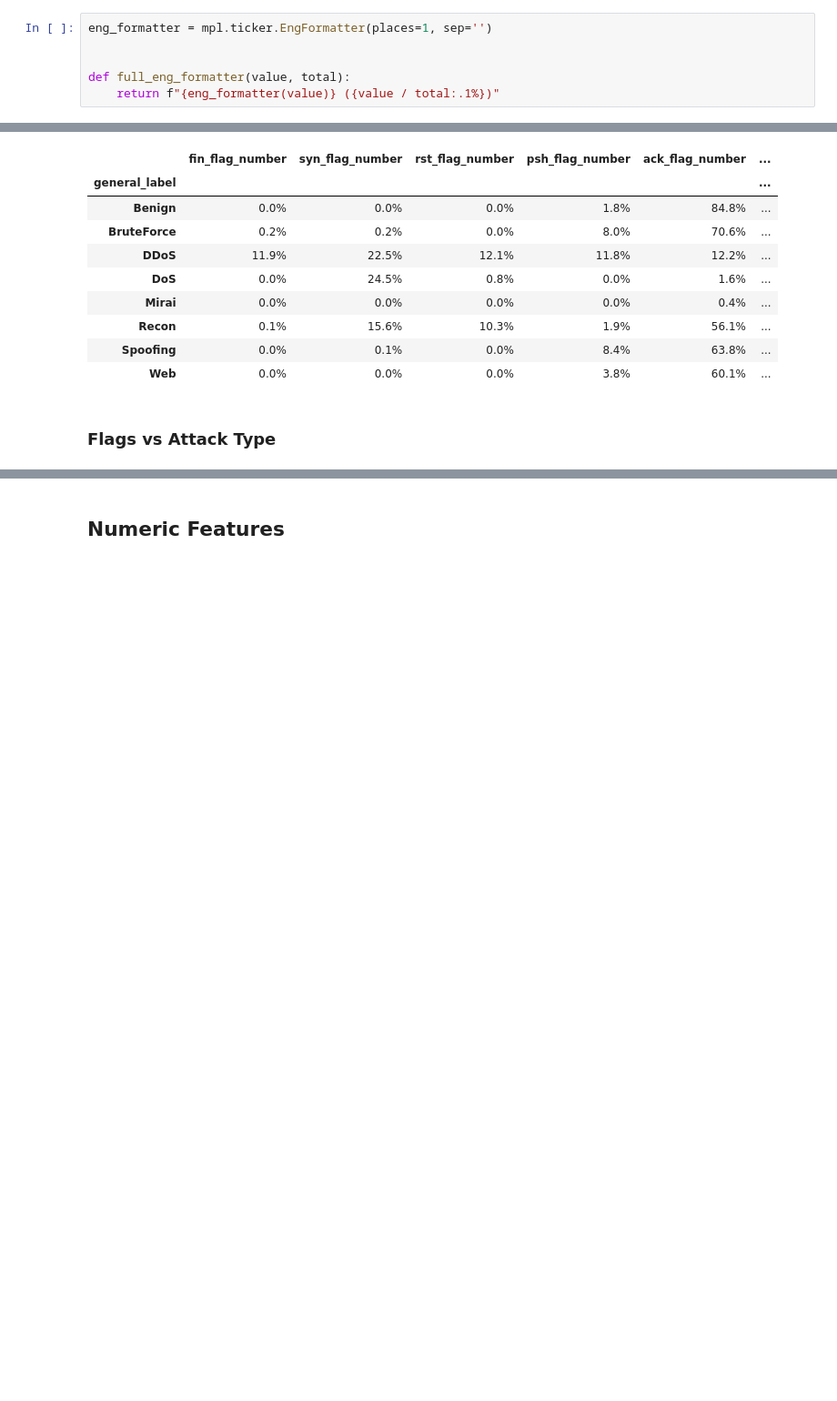
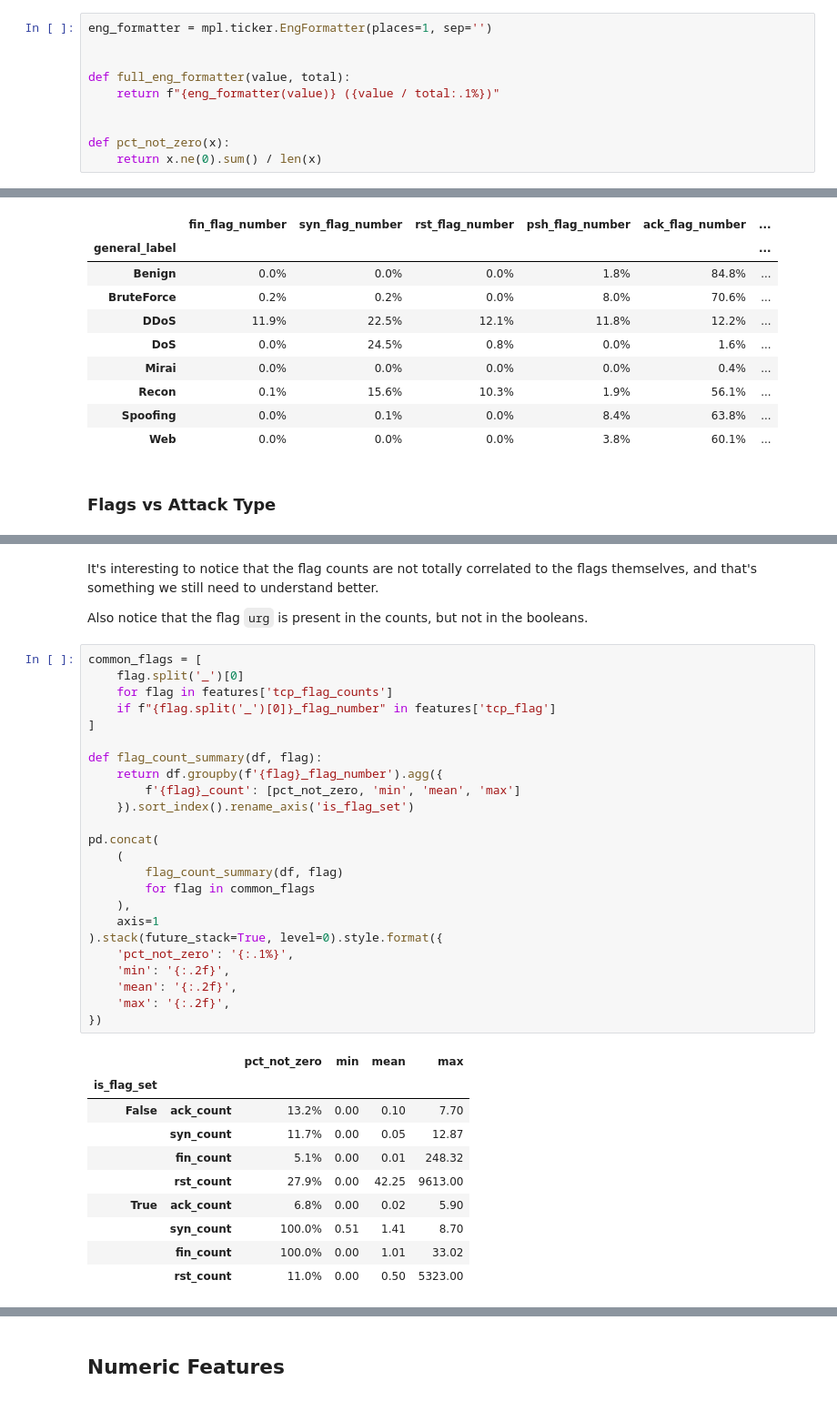
Before and after one commit to inaciobr/Multi-Stage-IoT-Intrusion-Detection, a Jupyter notebook: notebooks/1 - EDA.ipynb, the cells around one changed output, grey strips where cells are left out. Shown at 91% size. Drawn from its saved outputs; the diff is of its cells as text; blank space fills up the shorter version.

```diff
--- a/notebooks/1 - EDA.ipynb
+++ b/notebooks/1 - EDA.ipynb
@@ -154,6 +155,10 @@ eng_formatter = mpl.ticker.EngFormatter(places=1, sep='')
 
 def full_eng_formatter(value, total):
     return f"{eng_formatter(value)} ({value / total:.1%})"
+
+
+def pct_not_zero(x):
+    return x.ne(0).sum() / len(x)
 # %%
 general_attack_color = {
     category: mpl.colormaps['tab10'](i)
@@ -522,0 +584,39 @@ print_percentage_df(df, 'label', features['tcp_flag'])
+# %% [markdown]
+It's interesting to notice that the flag counts are not totally correlated to the flags themselves, and that's something we still need to understand better.
+
+Also notice that the flag `urg` is present in the counts, but not in the booleans.
+# %%
+common_flags = [
+    flag.split('_')[0]
+    for flag in features['tcp_flag_counts']
+    if f"{flag.split('_')[0]}_flag_number" in features['tcp_flag']
+]
+
+def flag_count_summary(df, flag):
+    return df.groupby(f'{flag}_flag_number').agg({
+        f'{flag}_count': [pct_not_zero, 'min', 'mean', 'max']
+    }).sort_index().rename_axis('is_flag_set')
+
+pd.concat(
+    (
+        flag_count_summary(df, flag)
+        for flag in common_flags
+    ),
+    axis=1
+).stack(future_stack=True, level=0).style.format({
+    'pct_not_zero': '{:.1%}',
+    'min': '{:.2f}',
+    'mean': '{:.2f}',
+    'max': '{:.2f}',
+})
+# %% [output]
+|  |  | pct_not_zero | min | mean | max |
+| is_flag_set |  |  |  |  |  |
+| False | ack_count | 13.2% | 0.00 | 0.10 | 7.70 |
+|  | syn_count | 11.7% | 0.00 | 0.05 | 12.87 |
+|  | fin_count | 5.1% | 0.00 | 0.01 | 248.32 |
+|  | rst_count | 27.9% | 0.00 | 42.25 | 9613.00 |
+| True | ack_count | 6.8% | 0.00 | 0.02 | 5.90 |
+|  | syn_count | 100.0% | 0.51 | 1.41 | 8.70 |
+|  | fin_count | 100.0% | 0.00 | 1.01 | 33.02 |
+|  | rst_count | 11.0% | 0.00 | 0.50 | 5323.00 |
```
Also changed, not shown: parts of 14 cells of this notebook.
